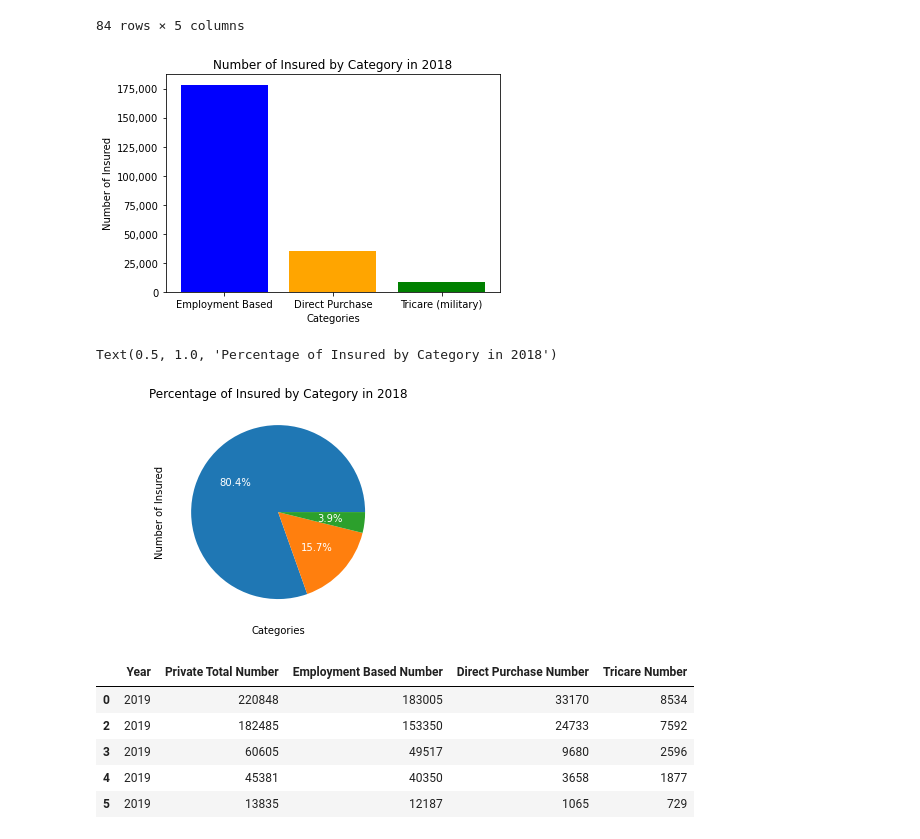
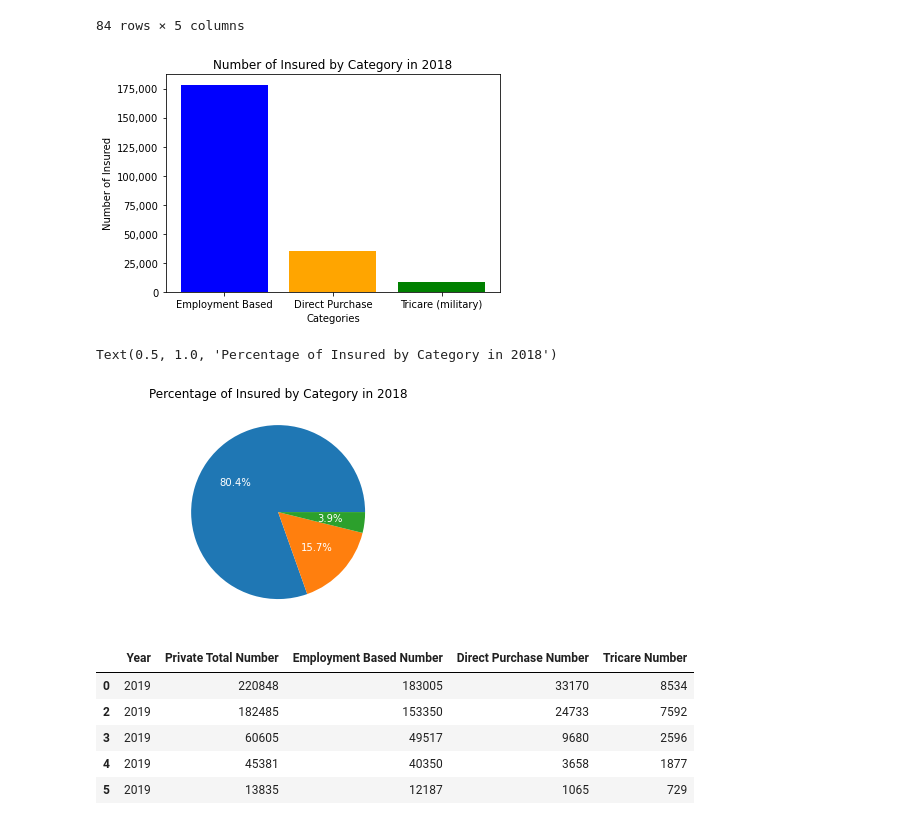
Before and after one commit to mike2463/Group-Project, a Jupyter notebook: group_project df.ipynb, the cells around one changed output. Drawn from its saved outputs; the diff is of its cells as text; code cells hidden in the pictures.

Commit message:
private pie charts with x/y axis labels removed

```diff
--- a/group_project df.ipynb
+++ b/group_project df.ipynb
@@ -140,36 +140,36 @@ values = [employment_based[0], direct_purchase[0], tricare[0]]
 ax.bar(categories, values) #breaks here using other method
 
 # add labels and titles
 ax.set_xlabel('Categories')
 ax.set_ylabel('Number of Insured')
 ax.set_title(f'Number of Insured by Category in {Years[0]}')
 
 #change colors
 colors = ['blue', 'orange', 'green'] # set colors
 plt.bar(categories, values, color=colors) # set axis
 
 ## set y-axis tick labels to use commas
 ax.yaxis.set_major_formatter(mpl.ticker.StrMethodFormatter('{x:,.0f}')) #stack overfolow
 
 plt.show()
 
 # create a pie chart
 fig, ax = plt.subplots()
 categories = ['Employment Based', 'Direct Purchase', 'Tricare (military)']
 values = [employment_based[0], direct_purchase[0], tricare[0]]
 pie = ax.pie(values, labels=categories, autopct='%1.1f%%', textprops={'color': 'white'})
 
 # add labels
 ax.set_title(f'Number of Insured by Category in {Years[0]}')
-ax.set_xlabel('Categories')
-ax.set_ylabel('Number of Insured')
+# ax.set_xlabel('Categories')
+# ax.set_ylabel('Number of Insured')
 
 # add title
 ax.set_title(f'Percentage of Insured by Category in {Years[0]}')
 # %% [output]
 [figure]
 Text(0.5, 1.0, 'Percentage of Insured by Category in 2018')
-[figure, old version]
+[figure, new version]
 # %%
 #Cleaning data 2019
 
```
Also changed, not shown: parts of 3 cells of this notebook, 4 other files.
